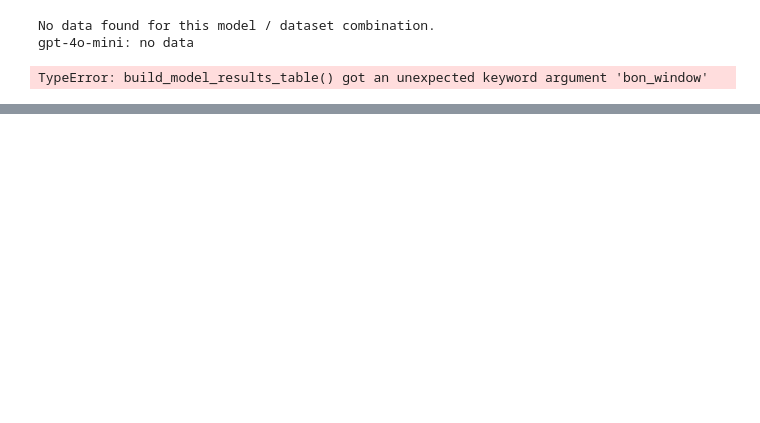
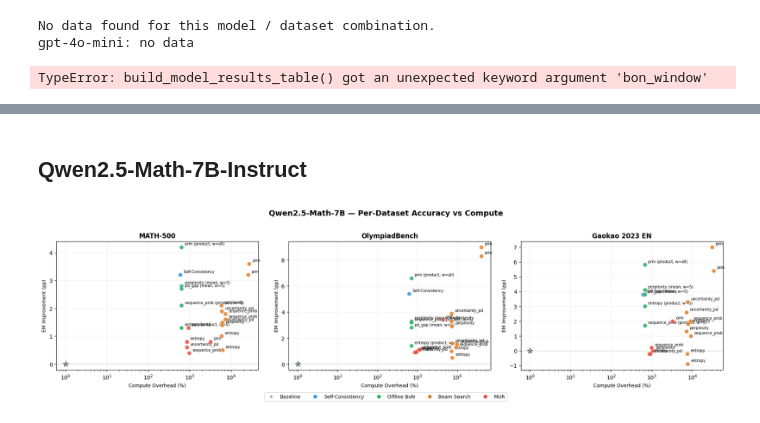
Before and after one commit to IINemo/llm-tts-service, a Jupyter notebook: notebooks/wandb_results_analysis.ipynb, the cells around one changed output, grey strips where cells are left out. Drawn from its saved outputs; the diff is of its cells as text; code cells hidden in the pictures; blank space fills up the shorter version.

```diff
--- a/notebooks/wandb_results_analysis.ipynb
+++ b/notebooks/wandb_results_analysis.ipynb
@@ -4986,0 +5438,13 @@ TypeError: build_model_results_table() got an unexpected keyword argument 'bon_w
+# %% [markdown]
+## Qwen2.5-Math-7B-Instruct
+# %%
+# ── Per-dataset charts ────────────────────────────────────────────────────────
+
+_tbl_q25 = _combined_tables.get("Qwen2.5-Math-7B")
+if _tbl_q25 is not None:
+    plot_accuracy_vs_compute_per_dataset(_tbl_q25, "Qwen2.5-Math-7B",
+        save_path=_CHARTS_DIR / "qwen25_per_dataset_overhead.png")
+else:
+    print("Qwen2.5 combined results not found — run the combined results cells first")
+# %% [output]
+[figure, added]
```
Also changed, not shown: parts of 17 cells of this notebook.
